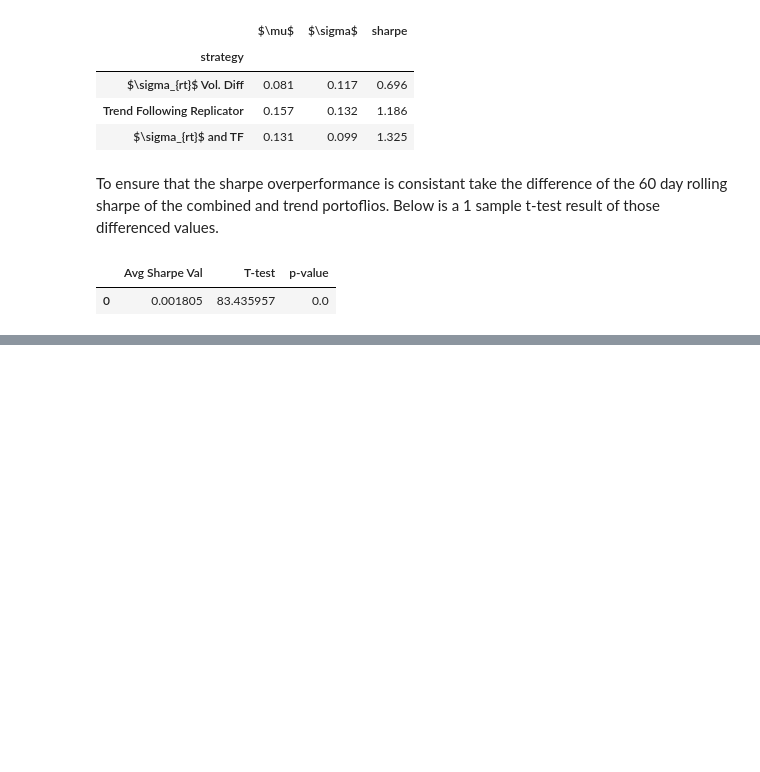
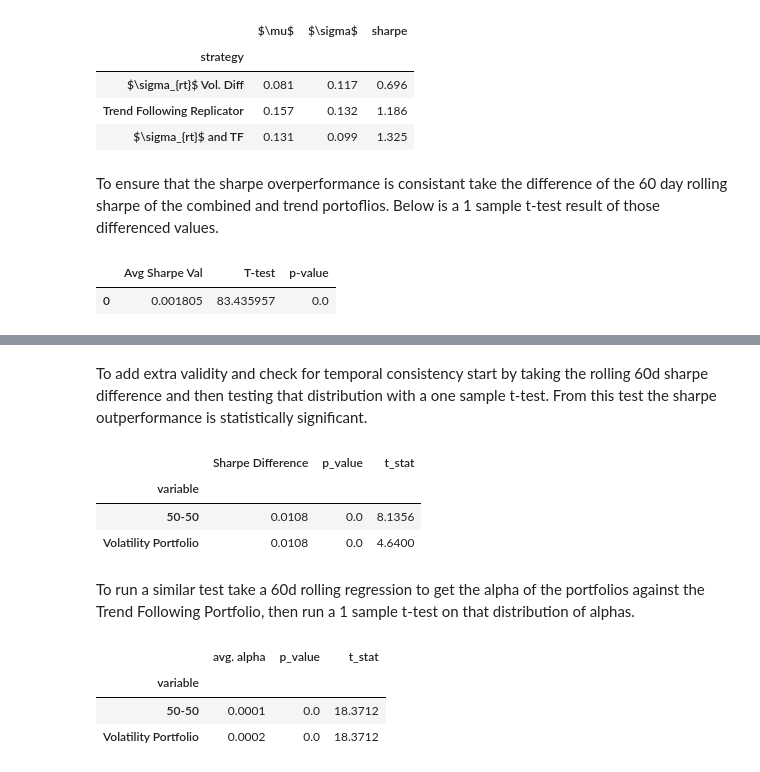
Before and after one commit to diegodalvarez/TrendConvexity, a Jupyter notebook: notebooks/3TrendVolatilityReplication.ipynb, the cells around one changed output, grey strips where cells are left out. Cells and saved outputs as stored; diff of their text form; code cells hidden in the pictures; blank space fills up the shorter version.

```diff
--- a/notebooks/3TrendVolatilityReplication.ipynb
+++ b/notebooks/3TrendVolatilityReplication.ipynb
@@ -241,0 +357,37 @@ Although the sharpe increase is small it is statistically significant.
+# %% [markdown]
+To add extra validity and check for temporal consistency start by taking the rolling 60d sharpe difference and then testing that distribution with a one sample t-test. From this test the sharpe outperformance is statistically significant.
+# %%
+def _get_sharpe_ttest(df: pd.DataFrame) -> pd.DataFrame:
+
+    t_stat, p_value = ttest_1samp(df.sharpe_spread, popmean = 0)
+
+    df_out = (pd.DataFrame.from_dict({
+        "t_stat"  : t_stat,
+        "p_value" : p_value,
+        "mean_val": df.sharpe_spread.mean()},
+        orient = "index"))
+
+    return df_out
+
+(df_combined.apply(
+    lambda x: x.rolling(window = 60).mean() / x.rolling(window = 60).std()).
+    dropna().
+    reset_index().
+    melt(id_vars = ["date", "tf_px"]).
+    assign(sharpe_spread = lambda x: x.value - x.tf_px).
+    groupby("variable").
+    apply(_get_sharpe_ttest).
+    rename(columns = {0: "value"}).
+    reset_index().
+    rename(columns = {"level_1": ""}).
+    replace(renamer).
+    pivot(index = "variable", columns = "", values = "value").
+    apply(lambda x: np.round(x,4)).
+    rename(columns = {"mean_val": "Sharpe Difference"}))
+# %% [output]
+|  | Sharpe Difference | p_value | t_stat |
+| variable |  |  |  |
+| 50-50 | 0.0108 | 0.0 | 8.1356 |
+| Volatility Portfolio | 0.0108 | 0.0 | 4.6400 |
+# %% [markdown]
+To run a similar test take a 60d rolling regression to get the alpha of the portfolios against the Trend Following Portfolio, then run a 1 sample t-test on that distribution of alphas.
@@ -241,0 +414,35 @@ Although the sharpe increase is small it is statistically significant.
+# %%
+def _get_alpha_ttest(df: pd.DataFrame) -> pd.DataFrame:
+
+    t_stat, p_value = ttest_1samp(df.value, popmean = 0)
+
+    df_out = (pd.DataFrame.from_dict({
+        "t_stat"  : t_stat,
+        "p_value" : p_value,
+        "mean_val": df.value.mean()},
+        orient = "index"))
+
+    return df_out
+
+
+(df_alpha.drop(
+    columns = ["variable"]).
+    reset_index().
+    drop(columns = ["level_1"]).
+    dropna().
+    set_index("date").
+    groupby("variable").
+    apply(_get_alpha_ttest).
+    reset_index().
+    replace(renamer).
+    rename(columns = {
+        "level_1": "",
+        0        : "value"}).
+    pivot(index = "variable", columns = "", values = "value").
+    apply(lambda x: np.round(x,4)).
+    rename(columns = {"mean_val": "avg. alpha"}))
+# %% [output]
+|  | avg. alpha | p_value | t_stat |
+| variable |  |  |  |
+| 50-50 | 0.0001 | 0.0 | 18.3712 |
+| Volatility Portfolio | 0.0002 | 0.0 | 18.3712 |
```
Also changed, not shown: parts of 13 cells of this notebook.
